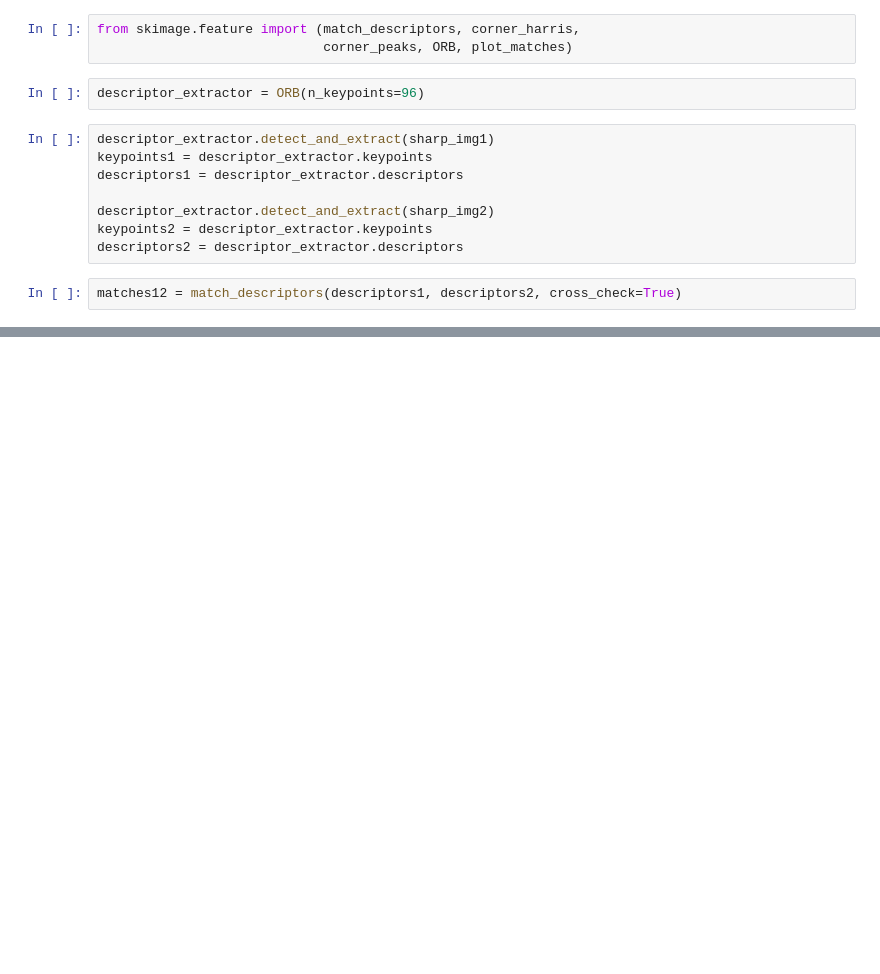
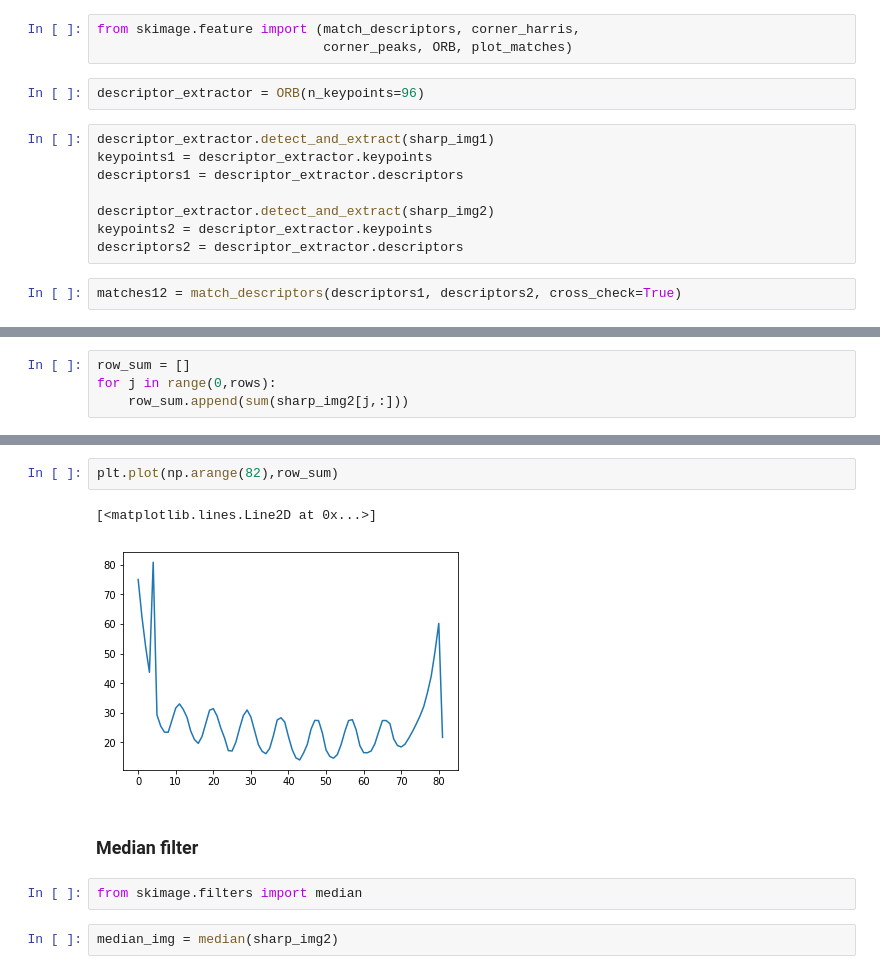
Before and after one commit to jrodguez/musical-robot, a Jupyter notebook: examples/ORB.ipynb, the cells around one changed output, grey strips where cells are left out. Saved outputs shown, nothing was run; the diff lists cells and outputs as text; blank space fills up the shorter version.

```diff
--- a/examples/ORB.ipynb
+++ b/examples/ORB.ipynb
@@ -167,0 +172,4 @@ cv2.destroyAllWindows()
+# %%
+row_sum = []
+for j in range(0,rows):
+    row_sum.append(sum(sharp_img2[j,:]))
@@ -167,0 +180,11 @@ cv2.destroyAllWindows()
+# %%
+plt.plot(np.arange(82),row_sum)
+# %% [output]
+[<matplotlib.lines.Line2D at 0x...>]
+[figure, added]
+# %% [markdown]
+### Median filter
+# %%
+from skimage.filters import median
+# %%
+median_img = median(sharp_img2)
```
Also changed, not shown: parts of 31 cells of this notebook.
